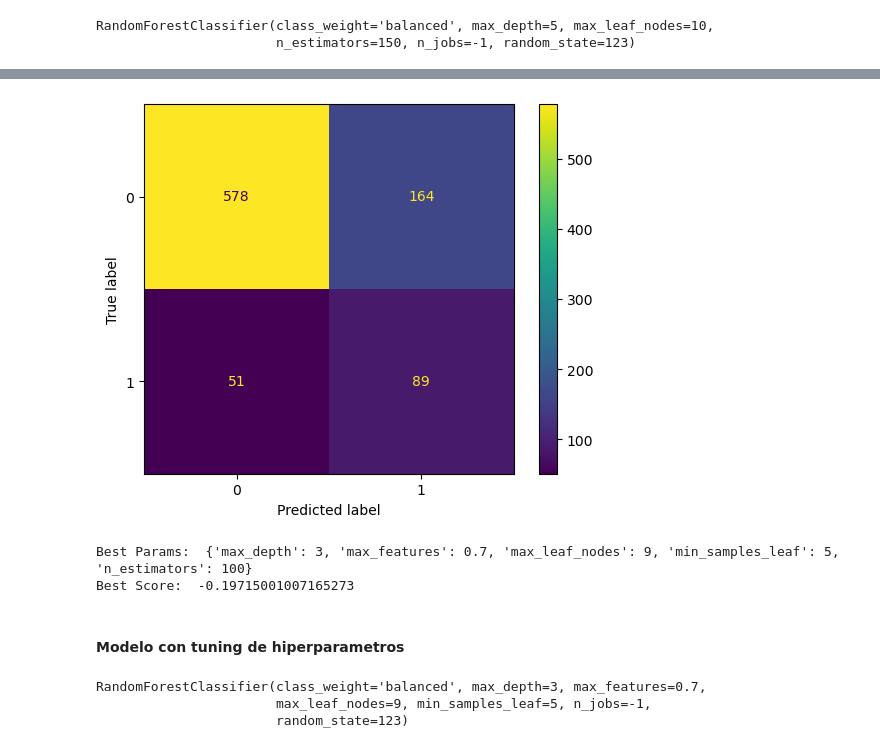
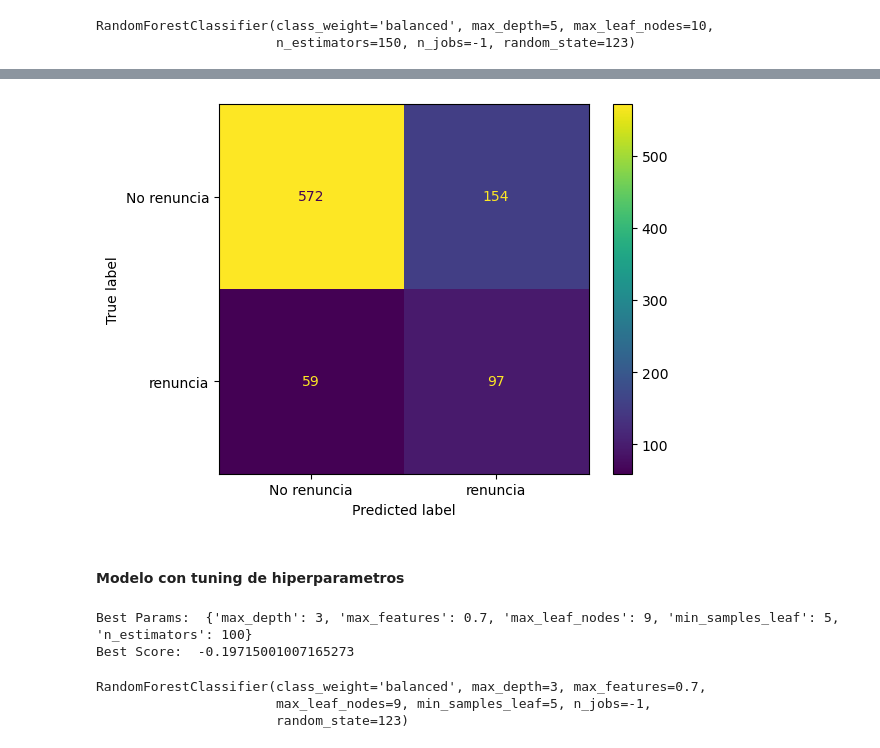
Before and after one commit to CamiloLoaiza12/Analitica2_trabajo1, a Jupyter notebook: Selección_de_variables_y_regularización.ipynb, the cells around one changed output, grey strips where cells are left out. Drawn from its saved outputs; the diff is of its cells as text; code cells hidden in the pictures.

```diff
--- a/Selección_de_variables_y_regularización.ipynb
+++ b/Selección_de_variables_y_regularización.ipynb
@@ -644,13 +623,15 @@ weighted avg       0.83      0.78      0.80       882
 # %%
 from sklearn.metrics import confusion_matrix, ConfusionMatrixDisplay
 # Matriz de confusion
-cm= confusion_matrix(y_test, clf.predict(X_test_modelo3))
+cm= confusion_matrix(y_test, ranfor.predict(X_test_modelo3))
 # Visualización de la matriz de confusion
-cm_display = ConfusionMatrixDisplay(confusion_matrix = cm)
+cm_display = ConfusionMatrixDisplay(confusion_matrix = cm, display_labels=['No renuncia', 'renuncia'])
 cm_display.plot()
 plt.show()
 # %% [output]
-[figure, old version]
+[figure, new version]
+# %% [markdown]
+#### Modelo con tuning de hiperparametros
 # %%
 # Definición de cuadricula de hiperparametros
 parameters = {'max_depth': [3,5,7,9],
@@ -672,8 +653,6 @@ print('Best Score: ', grid_result.best_score_)
 # %% [output]
 Best Params:  {'max_depth': 3, 'max_features': 0.7, 'max_leaf_nodes': 9, 'min_samples_leaf': 5, 'n_estimators': 100}
 Best Score:  -0.19715001007165273
-# %% [markdown]
-#### Modelo con tuning de hiperparametros
 # %%
 from sklearn.ensemble import RandomForestClassifier
 X_train_modelo3=X_train_base1
```
Also changed, not shown: parts of 45 cells of this notebook, 1 other file.
